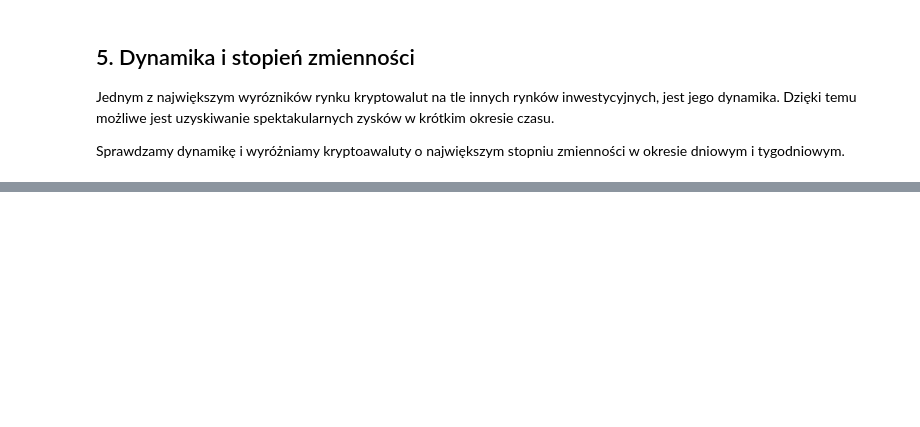
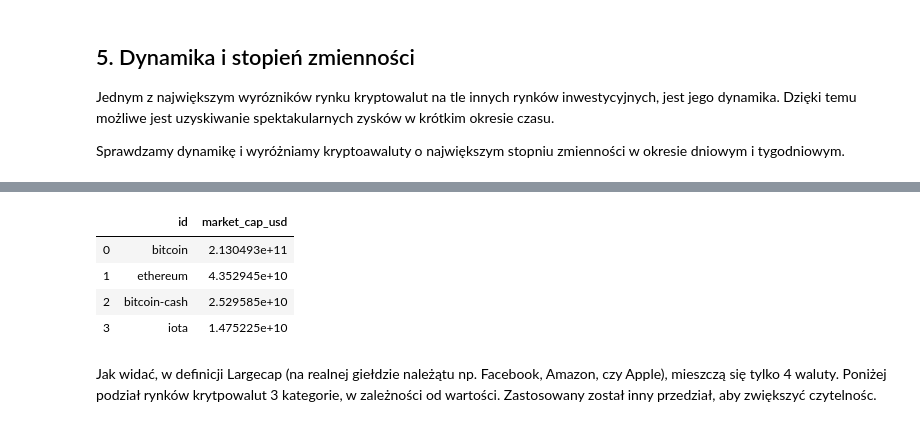
Before and after one commit to mattwilczynski/wstep-do-big-data, a Jupyter notebook: projekt-big-data-w-ekonomii.ipynb, the cells around one changed output, grey strips where cells are left out. Cells and saved outputs as stored; diff of their text form; code cells hidden in the pictures; blank space fills up the shorter version.

```diff
--- a/projekt-big-data-w-ekonomii.ipynb
+++ b/projekt-big-data-w-ekonomii.ipynb
@@ -119,0 +174,12 @@ fedoracoin             833.01                92.10
+# %%
+# Filtr i zwrócenie wszystkiego o wartości ponad 10 mld dolarów
+largecaps = cap.query("market_cap_usd > 1E+10")
+largecaps
+# %% [output]
+|  | id | market_cap_usd |
+| 0 | bitcoin | 2.130493e+11 |
+| 1 | ethereum | 4.352945e+10 |
+| 2 | bitcoin-cash | 2.529585e+10 |
+| 3 | iota | 1.475225e+10 |
+# %% [markdown]
+Jak widać, w definicji Largecap (na realnej giełdzie należątu np. Facebook, Amazon, czy Apple), mieszczą się tylko 4 waluty. Poniżej podział rynków krytpowalut 3 kategorie, w zależności od wartości. Zastosowany został inny przedział, aby zwiększyć czytelnośc.
```
Also changed, not shown: parts of 12 cells of this notebook, 2 other files.
